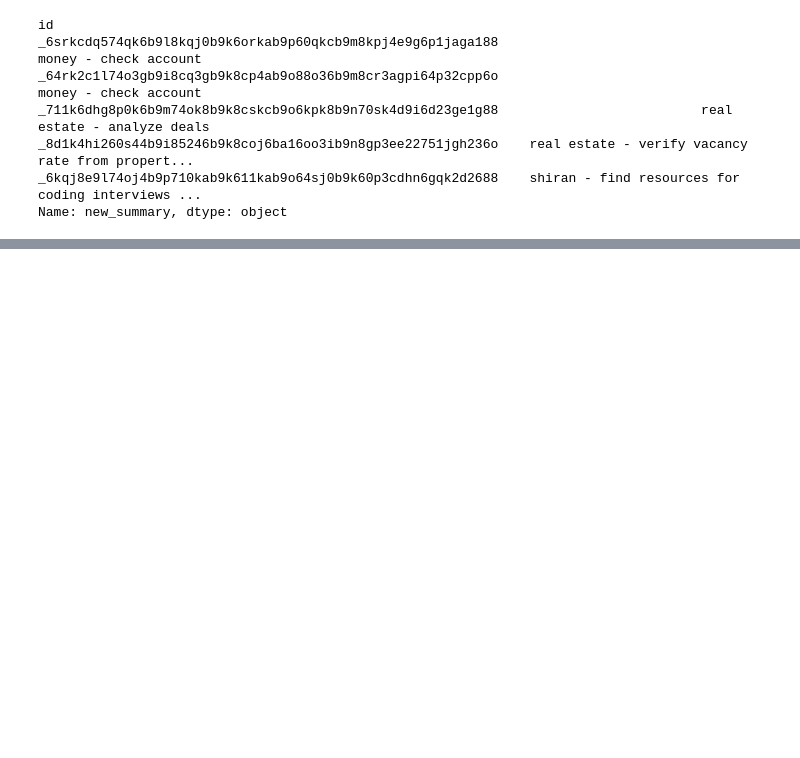
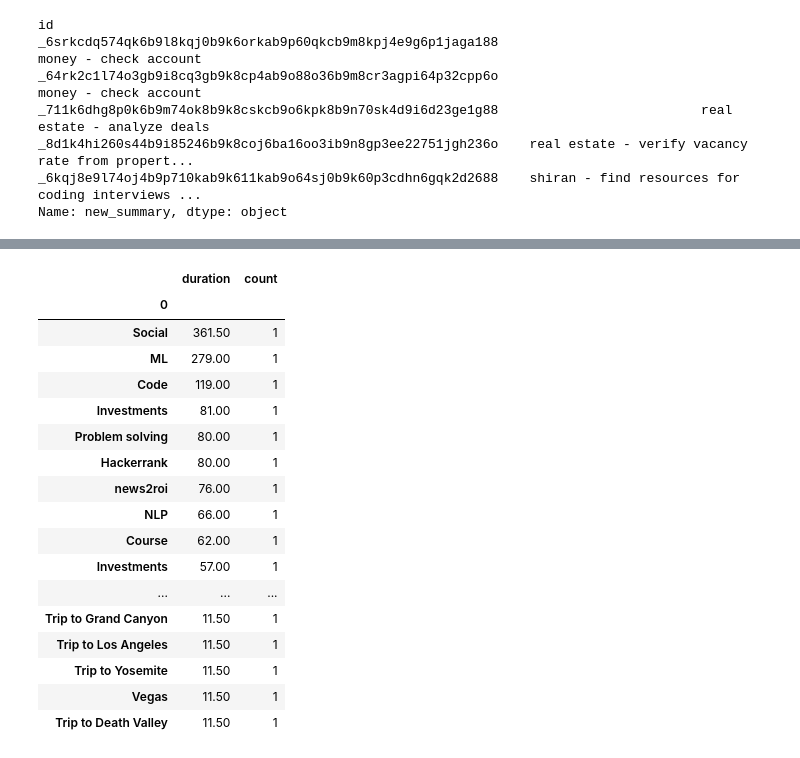
Before and after one commit to jvalansi/notebooks, a Jupyter notebook: calendar_analysis.ipynb, the cells around one changed output, grey strips where cells are left out. Drawn from its saved outputs; the diff is of its cells as text; code cells hidden in the pictures; blank space fills up the shorter version.

```diff
--- a/calendar_analysis.ipynb
+++ b/calendar_analysis.ipynb
@@ -447,0 +454,2 @@ Name: new_summary, dtype: object
+# %%
+tags = tags.reset_index()
@@ -447,0 +465,27 @@ Name: new_summary, dtype: object
+# %%
+tags_durations = tags.groupby(0)['duration'].sum()
+# %%
+tags_durations = pd.DataFrame(tags_durations)
+# %%
+tags_durations['count'] = tags_durations.groupby(0)['duration'].count()
+# %%
+tags_durations.sort_values('duration', ascending=False).head(40)
+# %% [output]
+|  | duration | count |
+| 0 |  |  |
+| Social | 361.50 | 1 |
+| ML | 279.00 | 1 |
+| Code | 119.00 | 1 |
+| Investments | 81.00 | 1 |
+| Problem solving | 80.00 | 1 |
+| Hackerrank | 80.00 | 1 |
+| news2roi | 76.00 | 1 |
+| NLP | 66.00 | 1 |
+| Course | 62.00 | 1 |
+| Investments | 57.00 | 1 |
+| ... | ... | ... |
+| Trip to Grand Canyon | 11.50 | 1 |
+| Trip to Los Angeles | 11.50 | 1 |
+| Trip to Yosemite | 11.50 | 1 |
+| Vegas | 11.50 | 1 |
+| Trip to Death Valley | 11.50 | 1 |
```
Also changed, not shown: parts of 7 cells of this notebook.
